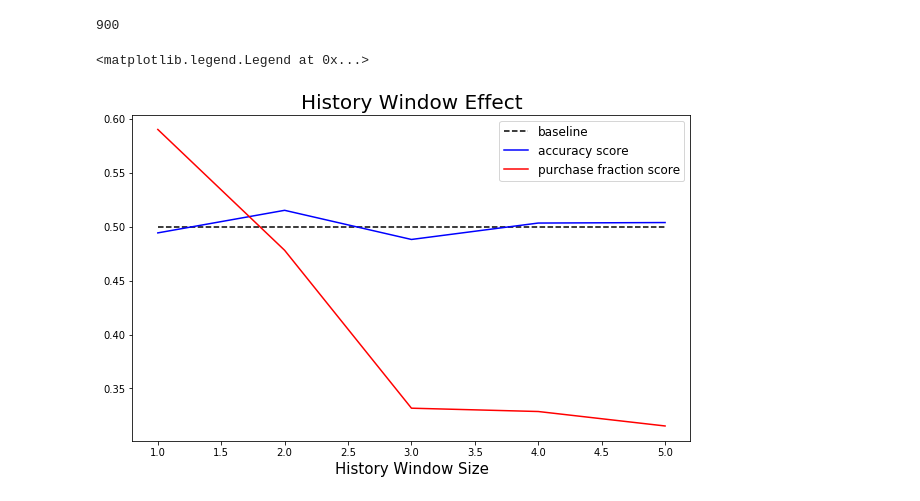
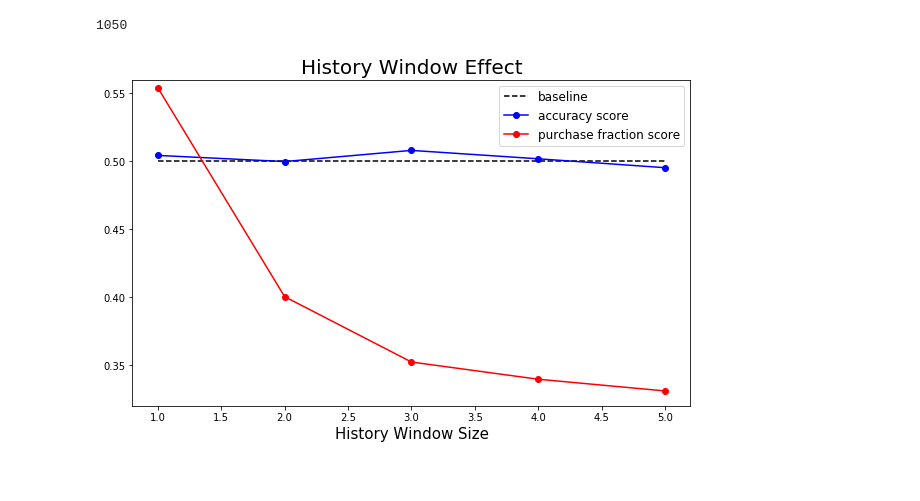
Before and after one commit to NicholasStern/final_project, a Jupyter notebook: Agent Evaluation.ipynb, the cells around one changed output. Cells and saved outputs as stored; diff of their text form; code cells hidden in the pictures.

```diff
--- a/Agent Evaluation.ipynb
+++ b/Agent Evaluation.ipynb
@@ -7,10 +7,10 @@ import matplotlib.pyplot as plt
 file = h5py.File('results.hdf5', 'r')
 names = [x[0] for x in file.items()]
 values = [list(x[1]) for x in file.items()]
-print(len(datasets))
+print(len(names))
 file.close()
 # %% [output]
-900
+1050
 # %%
 new_names = []
 for n in names:
@@ -21,20 +21,21 @@ for n in names:
 # value structure: (accuracy_score, purchase_fraction)
 data = dict(zip(new_names, values))
 # %%
-hwindows = list(set([x[0][0] for x in data]))
-rewards = list(set([x[0][1][0] for x in data]))
-wait_penalties = list(set([x[0][1][1] for x in data]))
-epsilons = list(set([x[0][2] for x in data]))
-discount_factors = list(set([x[0][3] for x in data]))
+hwindows = sorted(list(set([x[0] for x in data.keys()])))
+rewards = sorted(list(set([x[1][0] for x in data.keys()])))
+wait_penalties = sorted(list(set([x[1][1] for x in data.keys()])))
+epsilons = sorted(list(set([x[2] for x in data.keys()])))
+discount_factors = list(set([x[3] for x in data.keys()]))
 # %%
-# Visualizations
+# Visualizations: History Window
 fig, ax = plt.subplots(figsize=(10,6))
 ax.plot(hwindows, [.5]*len(hwindows), 'k--',label='baseline')
-ax.plot(hwindows, [data[(h, (1,-.1), .01, 1)][0] for h in hwindows], 'b-', label='accuracy score')
-ax.plot(hwindows, [data[(h, (1,-.1), .01, 1)][1] for h in hwindows], 'r-', label='purchase fraction score')
+ax.plot(hwindows, [data[(h, (1,-.1), .01, 1)][0] for h in hwindows], 'bo-', label='accuracy score')
+ax.plot(hwindows, [data[(h, (1,-.1), .01, 1)][1] for h in hwindows], 'ro-', label='purchase fraction score')
 ax.set_xlabel('History Window Size', fontsize=15)
 ax.set_title('History Window Effect', fontsize=20)
+ax.set_ylim([.32, .56])
 ax.legend(fontsize=12)
+plt.savefig('hist_effect.png')
 # %% [output]
-<matplotlib.legend.Legend at 0x...>
-[figure, old version]
+[figure, new version]
```
Also changed, not shown: parts of 3 cells of this notebook, 6 other files.
